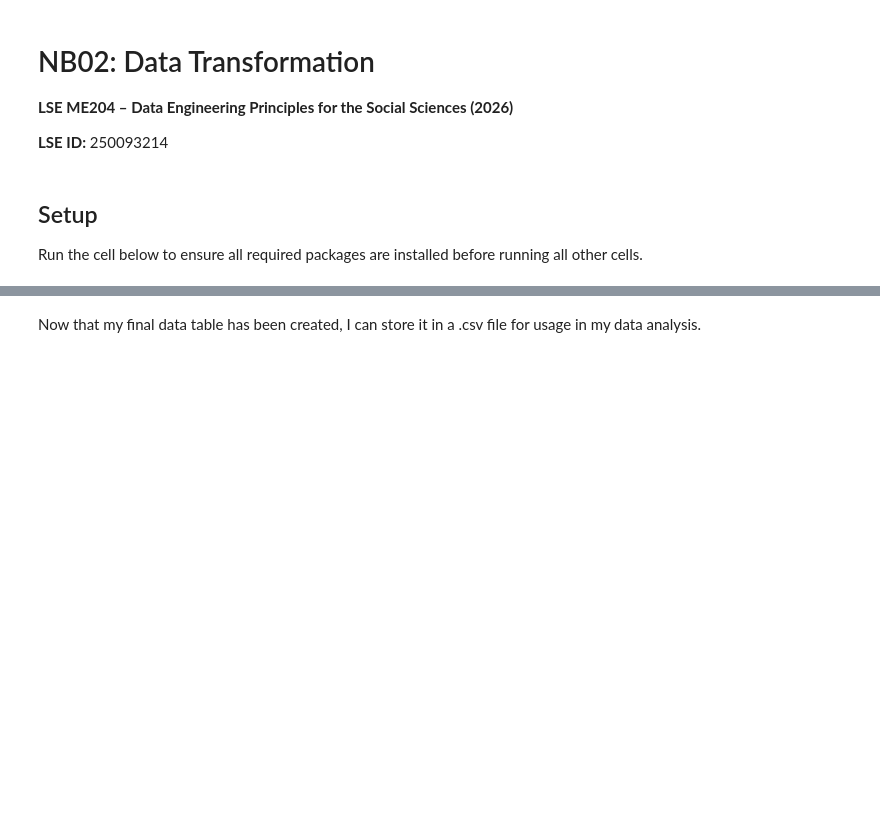
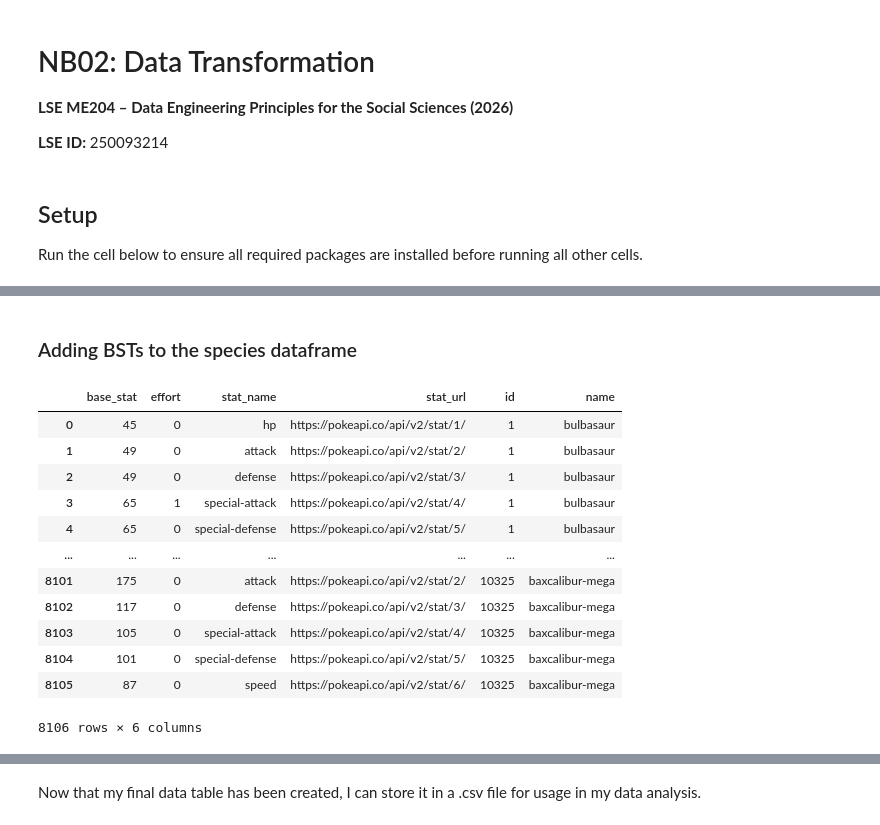
Before and after one commit to AEG-1309/me204-final-project, a Jupyter notebook: notebooks/NB02-Data-Transformation.ipynb, the cells around one changed output, grey strips where cells are left out. Drawn from its saved outputs; the diff is of its cells as text; code cells hidden in the pictures; blank space fills up the shorter version.

```diff
--- a/notebooks/NB02-Data-Transformation.ipynb
+++ b/notebooks/NB02-Data-Transformation.ipynb
@@ -144,0 +39,18 @@ stats_df.to_csv('../data/processed/stats_df.csv', index = False)a
+# %% [markdown]
+### Adding BSTs to the species dataframe
+# %%
+stats_df
+# %% [output]
+|  | base_stat | effort | stat_name | stat_url | id | name |
+| 0 | 45 | 0 | hp | https://pokeapi.co/api/v2/stat/1/ | 1 | bulbasaur |
+| 1 | 49 | 0 | attack | https://pokeapi.co/api/v2/stat/2/ | 1 | bulbasaur |
+| 2 | 49 | 0 | defense | https://pokeapi.co/api/v2/stat/3/ | 1 | bulbasaur |
+| 3 | 65 | 1 | special-attack | https://pokeapi.co/api/v2/stat/4/ | 1 | bulbasaur |
+| 4 | 65 | 0 | special-defense | https://pokeapi.co/api/v2/stat/5/ | 1 | bulbasaur |
+| ... | ... | ... | ... | ... | ... | ... |
+| 8101 | 175 | 0 | attack | https://pokeapi.co/api/v2/stat/2/ | 10325 | baxcalibur-mega |
+| 8102 | 117 | 0 | defense | https://pokeapi.co/api/v2/stat/3/ | 10325 | baxcalibur-mega |
+| 8103 | 105 | 0 | special-attack | https://pokeapi.co/api/v2/stat/4/ | 10325 | baxcalibur-mega |
+| 8104 | 101 | 0 | special-defense | https://pokeapi.co/api/v2/stat/5/ | 10325 | baxcalibur-mega |
+| 8105 | 87 | 0 | speed | https://pokeapi.co/api/v2/stat/6/ | 10325 | baxcalibur-mega |
+8106 rows × 6 columns
```
Also changed, not shown: parts of 28 cells of this notebook, 3 other files.
